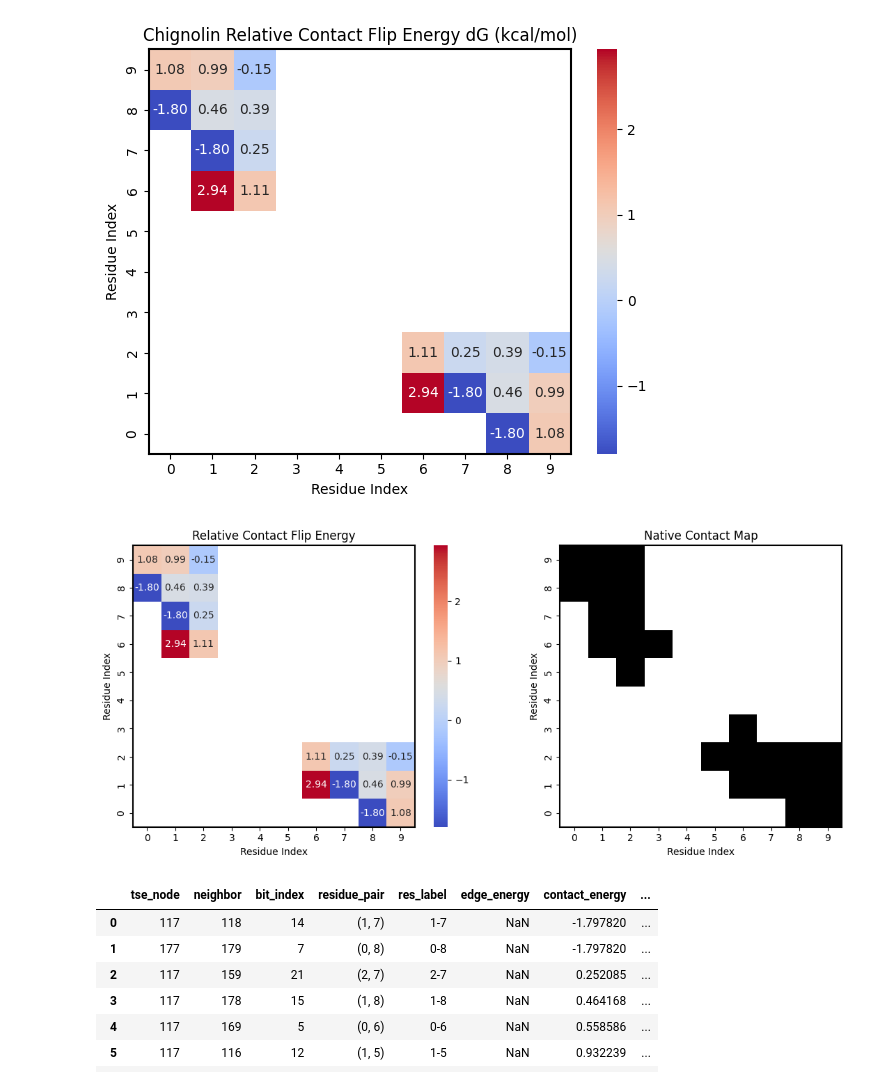
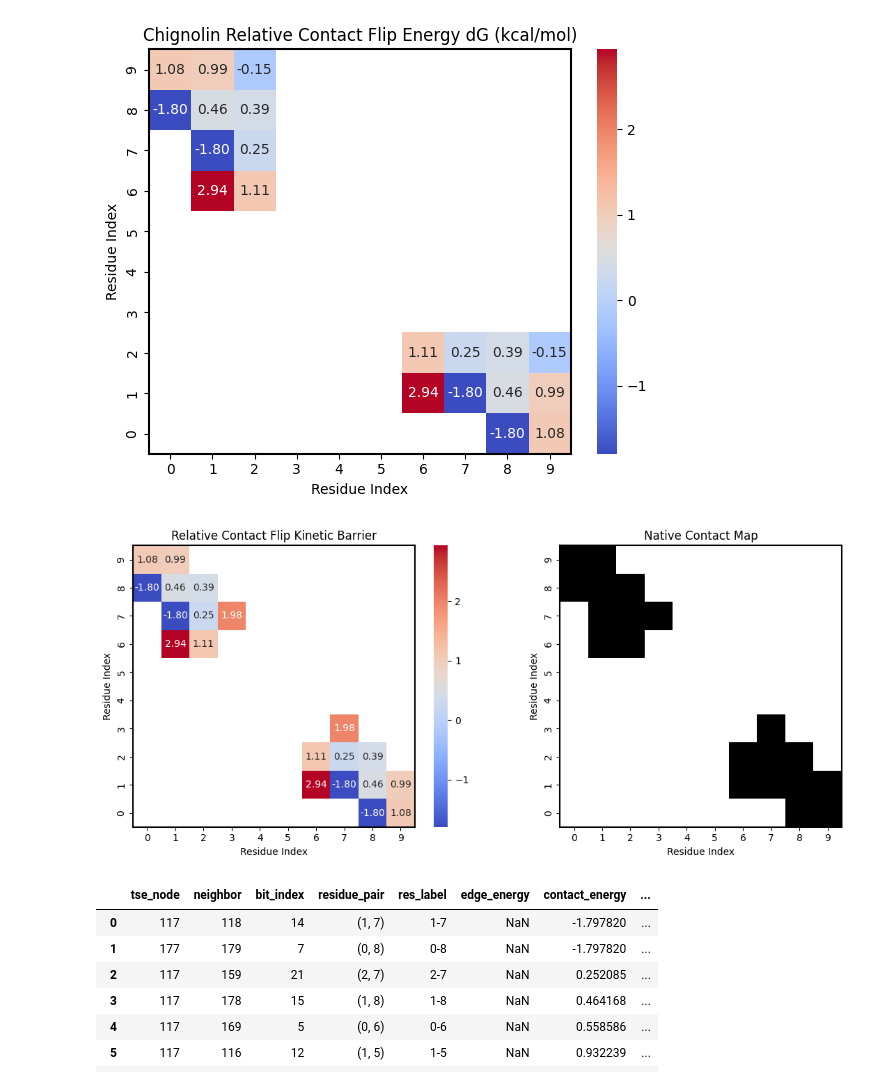
Before and after one commit to HPuntu/protein_folding_graphs, a Jupyter notebook: workbook2.ipynb, the cells around one changed output. Saved outputs shown, nothing was run; the diff lists cells and outputs as text; code cells hidden in the pictures.

```diff
--- a/workbook2.ipynb
+++ b/workbook2.ipynb
@@ -163,7 +167,7 @@ plt.savefig("images/chignolin_manifold_umap_graph_bottlenecks_seqsep.png")
 [(0, 0.32885403611874664), (117, 0.2409772815668754), (64, 0.1866786522831433), (188, 0.1693248321224081), (145, 0.147237334299582), (60, 0.1005975996741797), (160, 0.09880443010667468), (118, 0.09458 ...
 [figure]
 # %%
-q_map = graph_analysis.compute_committor(G, start_node, folded_node, use_direct_solver=True)
+q_map = graph_analysis.compute_committor_reversible(G, start_node, folded_node, use_direct_solver=True)
 nx.set_node_attributes(G, q_map, 'committor')
 
 # 1. Sort all nodes by how close their q is to 0.5
@@ -1003,6 +1026,23 @@ plt.show()
 (3, 6) not found in df_contacts
 [figure]
 # %%
+import matplotlib.pyplot as plt
+import seaborn as sns
+
+res_pairs_folded = np.argwhere(np.triu(contact_maps[-1], k=1) == 1) # get native contact residue pairs
+
+N = contact_maps[-1].shape[0]
+contact_energies_matrix = np.full((N,N), np.nan, dtype=float)
+for native_pair in res_pairs_folded:
+    i, j = native_pair
+    try:
+        contact_energies_matrix[i, j] = df.loc[df['residue_pair'] == tuple(native_pair), 'dG_rel_kcal_per_mol'].iloc[0]
+        contact_energies_matrix[j, i] = df.loc[df['residue_pair'] == tuple(native_pair), 'dG_rel_kcal_per_mol'].iloc[0]
+    except:
+        print(native_pair, "not found in df_contacts")
+        contact_energies_matrix[i, j] = np.nan
+        contact_energies_matrix[j, i] = np.nan
+
 fig, ax = plt.subplots(1, 2, figsize=(12, 5))
 
 # --- Heatmap 1: contact energies ---
@@ -1024,44 +1064,40 @@ for spine in ax[0].spines.values():
     spine.set_color("black")
     spine.set_linewidth(1.5)
 
-ax[0].set_title("Relative Contact Flip Energy")
+ax[0].set_title("Relative Contact Flip Kinetic Barrier")
 ax[0].set_xlabel("Residue Index")
 ax[0].set_ylabel("Residue Index")
 
-# --- Heatmap 2: native contact map ---
-contact_map_native = np.zeros((N, N), dtype=int)
-for i, j in res_pairs_native:
-    contact_map_native[i, j] = 1
-    contact_map_native[j, i] = 1
-
+# contact map of folded state
 sns.heatmap(
-    contact_map_native,
+    contact_maps[-1],
     annot=False,
     cmap="Greys",
     linewidths=0,
     cbar=False,
     ax=ax[1]
 )
 
 ax[1].invert_yaxis()
 
 for spine in ax[1].spines.values():
     spine.set_visible(True)
     spine.set_color("black")
     spine.set_linewidth(1.5)
 
 ax[1].set_title("Native Contact Map")
 ax[1].set_xlabel("Residue Index")
 ax[1].set_ylabel("Residue Index")
 
 ax[0].set_aspect('equal', adjustable='box')
 ax[1].set_aspect('equal', adjustable='box')
 
+
 plt.tight_layout()
-plt.savefig("images/chignolin_contact_flip_energy_matrix_dual.png")
+plt.savefig("images/chignolin_contact_flip_kinetic_energy_dual.png")
 plt.show()
 # %% [output]
-[figure, old version]
+[figure, new version]
 # %%
 import numpy as np
 import pandas as pd
```
Also changed, not shown: parts of 5 cells of this notebook, 5 other files.
